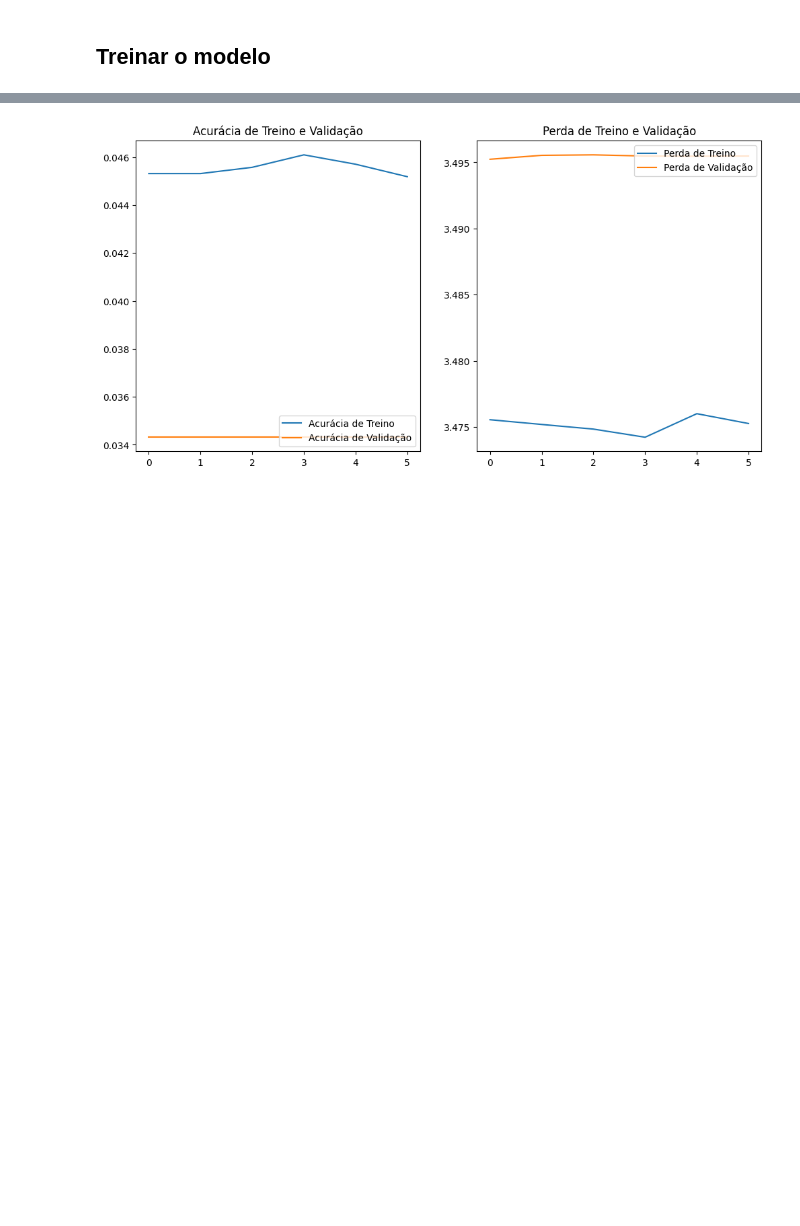
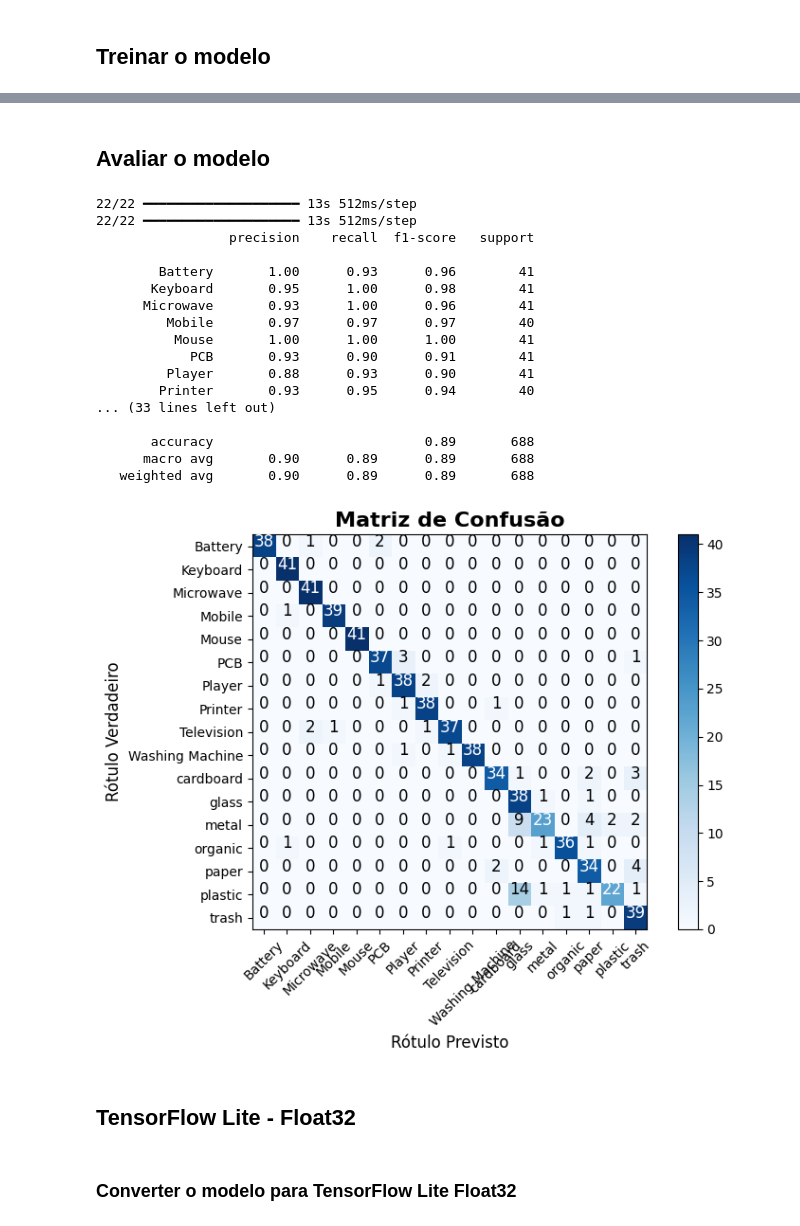
Before and after one commit to matheusssilva991/tarefa24_ia_embarcatech, a Jupyter notebook: src/main.ipynb, the cells around one changed output, grey strips where cells are left out. Cells and saved outputs as stored; diff of their text form; code cells hidden in the pictures; blank space fills up the shorter version.

```diff
--- a/src/main.ipynb
+++ b/src/main.ipynb
@@ -282,11 +177,38 @@ Epoch 17: val_accuracy did not improve from 0.04534
+# %% [markdown]
+## Avaliar o modelo
 # %%
-# ----------------------------
-# ACURÁCIA DO TREINAMENTO
-# ----------------------------
+# Previsões
+y_pred = model.predict(test_generator)
+y_pred_classes = y_pred.argmax(axis=1)
+y_true = test_generator.classes
 
-plot_training_history(history)
-
-# Para carregar o modelo:
-# model = keras.models.load_model('../models/cnn_electronic_components.keras')
+print(classification_report(y_true, y_pred_classes, target_names=class_names))
 # %% [output]
-[figure, removed]
+22/22 ━━━━━━━━━━━━━━━━━━━━ 13s 512ms/step
+22/22 ━━━━━━━━━━━━━━━━━━━━ 13s 512ms/step
+                 precision    recall  f1-score   support
+
+        Battery       1.00      0.93      0.96        41
+       Keyboard       0.95      1.00      0.98        41
+      Microwave       0.93      1.00      0.96        41
+         Mobile       0.97      0.97      0.97        40
+          Mouse       1.00      1.00      1.00        41
+            PCB       0.93      0.90      0.91        41
+         Player       0.88      0.93      0.90        41
+        Printer       0.93      0.95      0.94        40
+... (33 lines left out)
+
+       accuracy                           0.89       688
+      macro avg       0.90      0.89      0.89       688
+   weighted avg       0.90      0.89      0.89       688
+# %%
+# Gerar matriz de confusão
+cm = confusion_matrix(y_true, y_pred_classes)
+
+plot_confusion_matrix(cm, class_names)
+# %% [output]
+[figure, added]
+# %% [markdown]
+## TensorFlow Lite - Float32
+# %% [markdown]
+### Converter o modelo para TensorFlow Lite Float32
```
Also changed, not shown: parts of 16 cells of this notebook, 9 other files.
